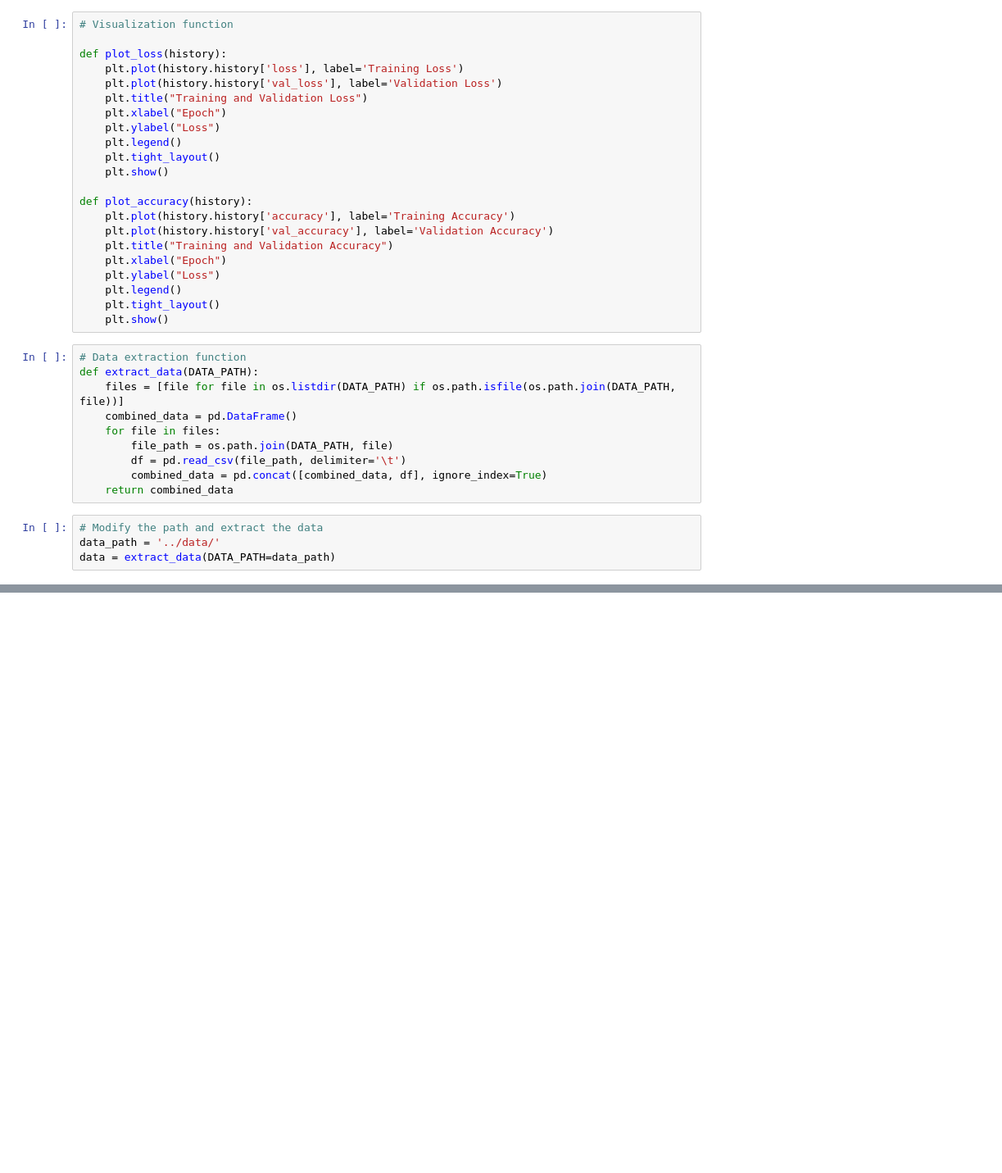
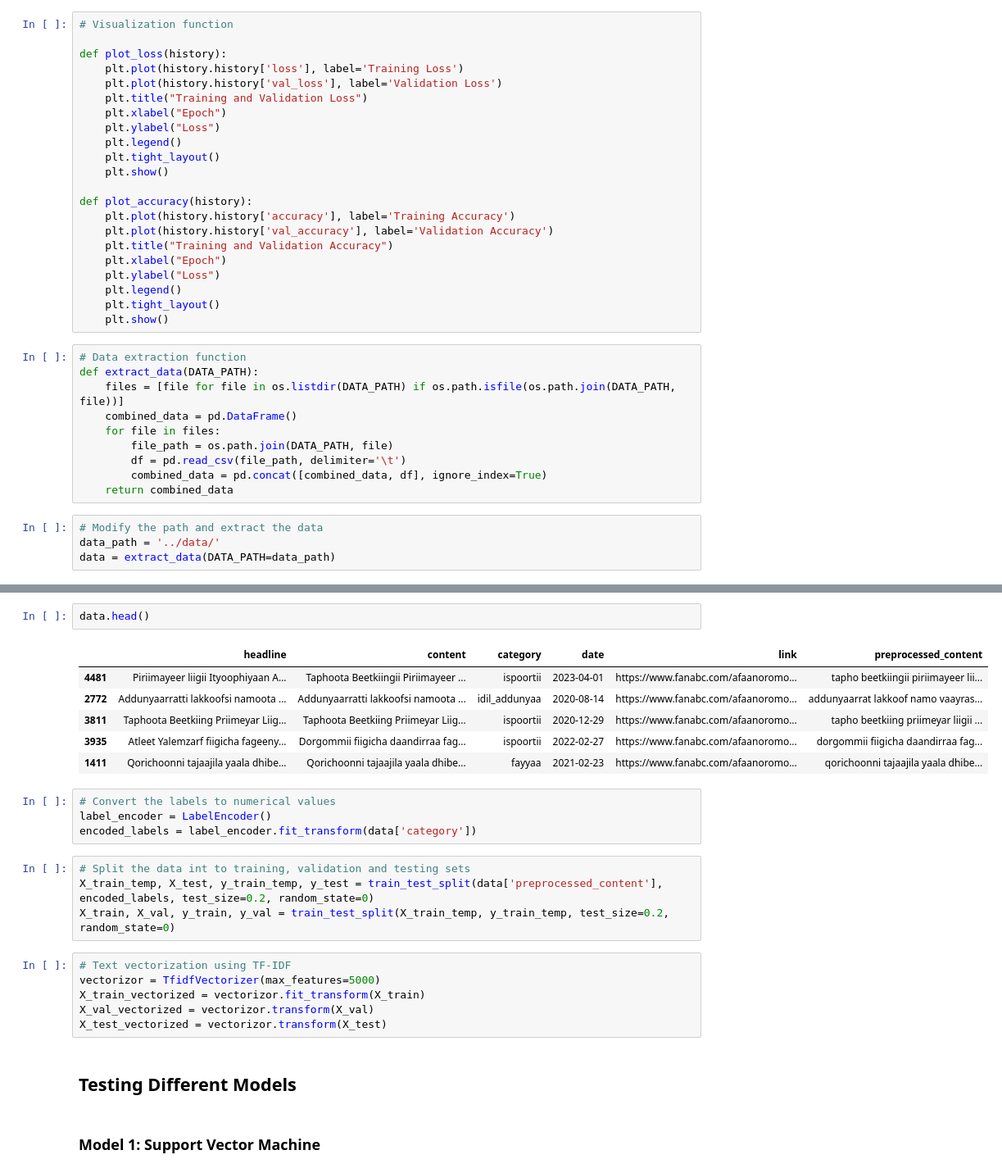
Before and after one commit to abdulmunimjemal/afaan-oromoo-news-classification-system, a Jupyter notebook: models/train_model.ipynb, the cells around one changed output, grey strips where cells are left out. Shown: that part at 82% size. Saved outputs shown, nothing was run; the diff lists cells and outputs as text; blank space fills up the shorter version.

```diff
--- a/models/train_model.ipynb
+++ b/models/train_model.ipynb
@@ -90,0 +87,27 @@ NameError: name 'preprocessor' is not defined
+# %%
+data.head()
+# %% [output]
+|  | headline | content | category | date | link | preprocessed_content |
+| 4481 | Piriimayeer liigii Ityoophiyaan A... | Taphoota Beetkiingii Piriimayeer ... | ispoortii | 2023-04-01 | https://www.fanabc.com/afaanoromo... | tapho beetkiingii piriimayeer lii... |
+| 2772 | Addunyaarratti lakkoofsi namoota ... | Addunyaarratti lakkoofsi namoota ... | idil_addunyaa | 2020-08-14 | https://www.fanabc.com/afaanoromo... | addunyaarrat lakkoof namo vaayras... |
+| 3811 | Taphoota Beetkiing Priimeyar Liig... | Taphoota Beetkiing Priimeyar Liig... | ispoortii | 2020-12-29 | https://www.fanabc.com/afaanoromo... | tapho beetkiing priimeyar liigii ... |
+| 3935 | Atleet Yalemzarf fiigicha fageeny... | Dorgommii fiigicha daandirraa fag... | ispoortii | 2022-02-27 | https://www.fanabc.com/afaanoromo... | dorgommii fiigicha daandirraa fag... |
+| 1411 | Qorichoonni tajaajila yaala dhibe... | Qorichoonni tajaajila yaala dhibe... | fayyaa | 2021-02-23 | https://www.fanabc.com/afaanoromo... | qorichoonni tajaajila yaala dhibe... |
+# %%
+# Convert the labels to numerical values
+label_encoder = LabelEncoder()
+encoded_labels = label_encoder.fit_transform(data['category'])
+# %%
+# Split the data int to training, validation and testing sets
+X_train_temp, X_test, y_train_temp, y_test = train_test_split(data['preprocessed_content'], encoded_labels, test_size=0.2, random_state=0)
+X_train, X_val, y_train, y_val = train_test_split(X_train_temp, y_train_temp, test_size=0.2, random_state=0)
+# %%
+# Text vectorization using TF-IDF
+vectorizor = TfidfVectorizer(max_features=5000)
+X_train_vectorized = vectorizor.fit_transform(X_train)
+X_val_vectorized = vectorizor.transform(X_val)
+X_test_vectorized = vectorizor.transform(X_test)
+# %% [markdown]
+## Testing Different Models
+# %% [markdown]
+### Model 1: Support Vector Machine
```
Also changed, not shown: parts of 25 cells of this notebook.
